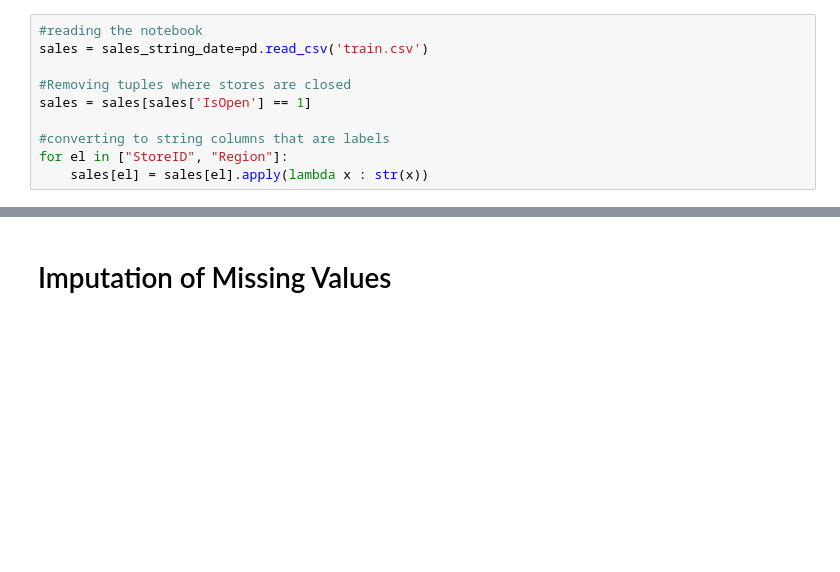
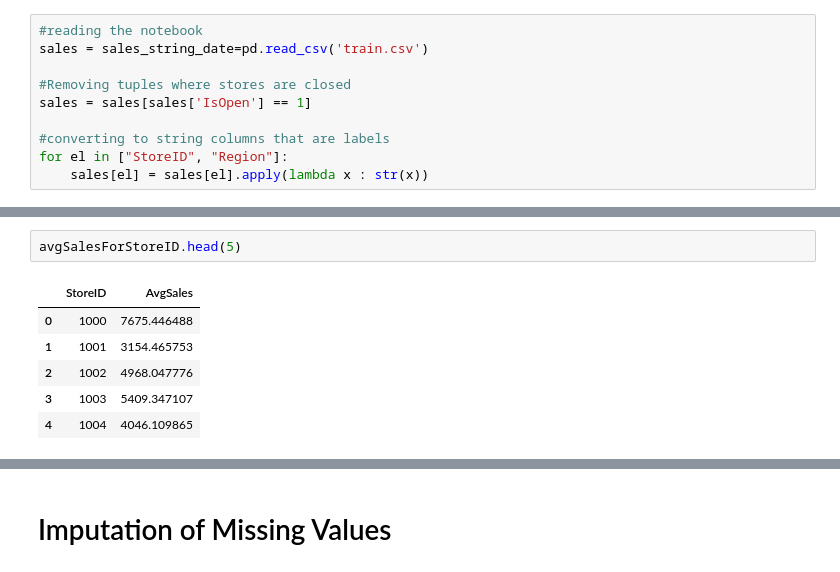
Before and after one commit to Trik17/DMTM_2018, a Jupyter notebook: Polimi Competition/GoldenMaster - FeatureSelection.ipynb, the cells around one changed output, grey strips where cells are left out. Drawn from its saved outputs; the diff is of its cells as text; blank space fills up the shorter version.

```diff
--- a/Polimi Competition/GoldenMaster - FeatureSelection.ipynb
+++ b/Polimi Competition/GoldenMaster - FeatureSelection.ipynb
@@ -202,0 +210,9 @@ for el in ["StoreID", "Region"]:
+# %%
+avgSalesForStoreID.head(5)
+# %% [output]
+|  | StoreID | AvgSales |
+| 0 | 1000 | 7675.446488 |
+| 1 | 1001 | 3154.465753 |
+| 2 | 1002 | 4968.047776 |
+| 3 | 1003 | 5409.347107 |
+| 4 | 1004 | 4046.109865 |
```
Also changed, not shown: parts of 12 cells of this notebook, 1 other file.
